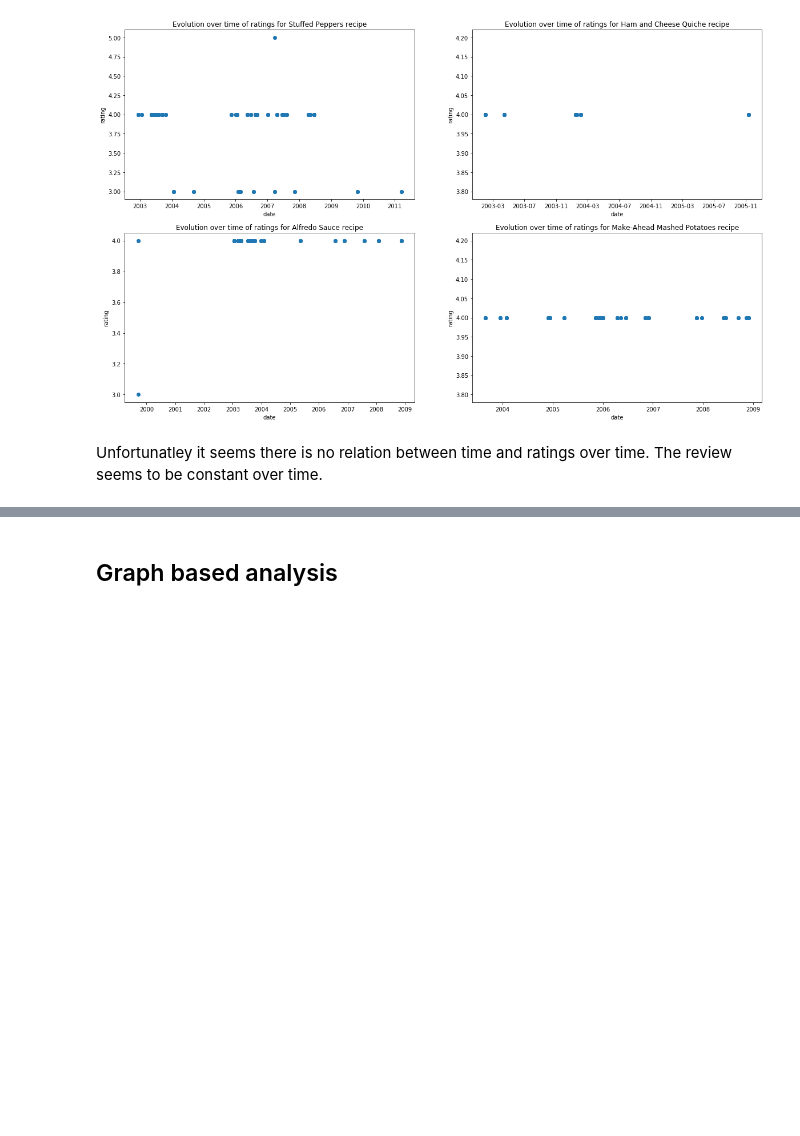
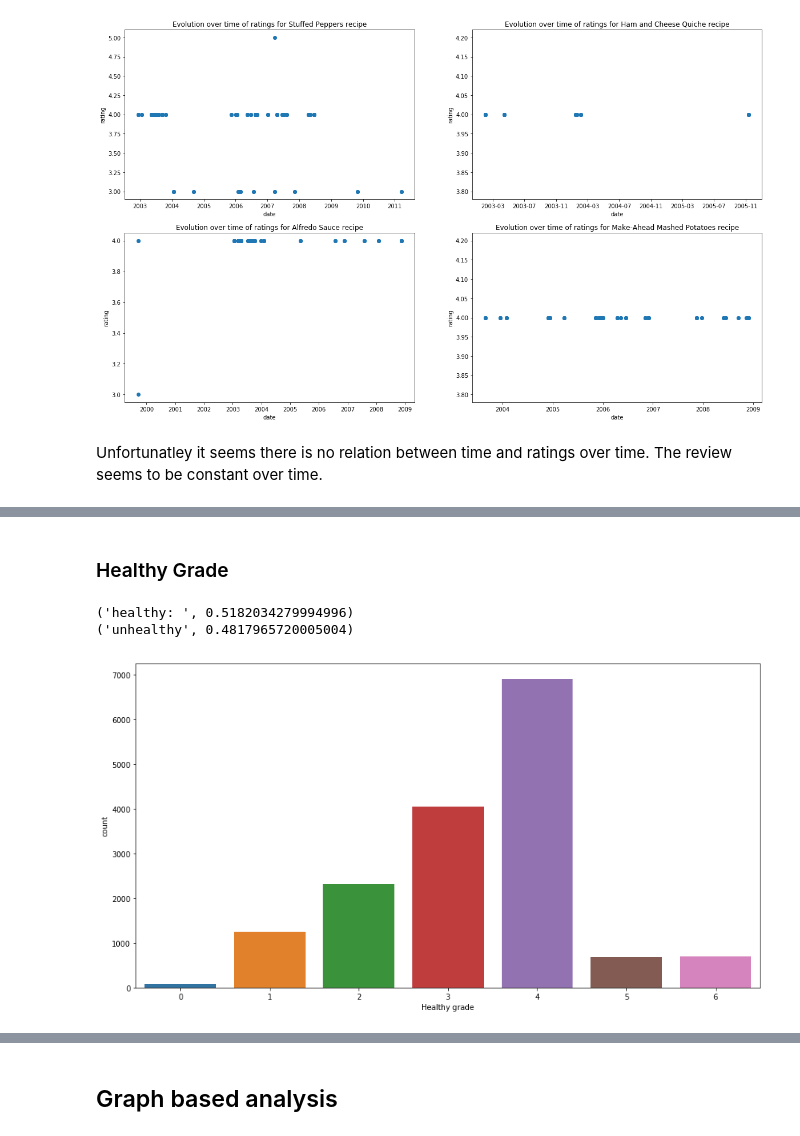
Before and after one commit to leonardoperrone/smart-recipes, a Jupyter notebook: analysis.ipynb, the cells around one changed output, grey strips where cells are left out. Saved outputs shown, nothing was run; the diff lists cells and outputs as text; code cells hidden in the pictures; blank space fills up the shorter version.

Commit message:
ran analysis of nutrition on dataset

```diff
--- a/analysis.ipynb
+++ b/analysis.ipynb
@@ -609,0 +637,19 @@ Unfortunatley it seems there is no relation between time and ratings over time.
+# %%
+# Grouping recipes together. Taking first instance of recipe and averaging the rating
+full_set = dataset.copy()
+
+full_set['sodium'] = full_set['sodium'].apply(lambda x: x*0.001)
+full_set['cholesterol'] = full_set['cholesterol'].apply(lambda x: x*0.001)
+
+full_set['total_time'] = full_set['prep_time'] + full_set['cook_time']
+full_set_test1 = full_set.groupby('name').agg({'servings':'first','protein':'first','fat':'first','cholesterol':'first','sodium':'first','totalcarbs':'first','fiber':'first','rating':'mean'})
+full_set_test1.rating = full_set_test1.rating.round()
+# %%
+full_set_test1['protein healthy?'] = full_set_test1['protein'] <= 25
+full_set_test1['fat healthy?'] = full_set_test1['fat'] <= 32.5
+full_set_test1['carbs healthy?'] = full_set_test1['fat'] <= 150
+full_set_test1['cholesterol healthy?'] = full_set_test1['fat'] <= 0.15
+full_set_test1['sodium healthy?'] = full_set_test1['fat'] <= 1.2
+full_set_test1['fiber healthy?'] = full_set_test1['fat'] <= 15
+full_set_test1['Healthy grade'] = sum([full_set_test1['protein healthy?'], full_set_test1['fat healthy?'], full_set_test1['carbs healthy?'],full_set_test1['cholesterol healthy?'], full_set_test1['sodium healthy?'], full_set_test1['fiber healthy?']])
+full_set_test1.head()
@@ -609,0 +664,14 @@ Unfortunatley it seems there is no relation between time and ratings over time.
+# %% [markdown]
+### Healthy Grade
+# %%
+plt.figure(figsize=(15,8))
+# full_set_test1['Healthy grade'] = full_set_test1['Healthy grade'].astype(int)
+unhealthy = full_set_test1[full_set_test1['Healthy grade'] <= 3]
+healthy = full_set_test1[full_set_test1['Healthy grade'] > 3]
+sns.countplot(x='Healthy grade', data=full_set_test1)
+print('healthy: ', float(healthy['Healthy grade'].count())/float(full_set_test1['Healthy grade'].count()))
+print('unhealthy', float(unhealthy['Healthy grade'].count())/float(full_set_test1['Healthy grade'].count()))
+# %% [output]
+('healthy: ', 0.5182034279994996)
+('unhealthy', 0.4817965720005004)
+[figure, added]
```
Also changed, not shown: parts of 9 cells of this notebook.
